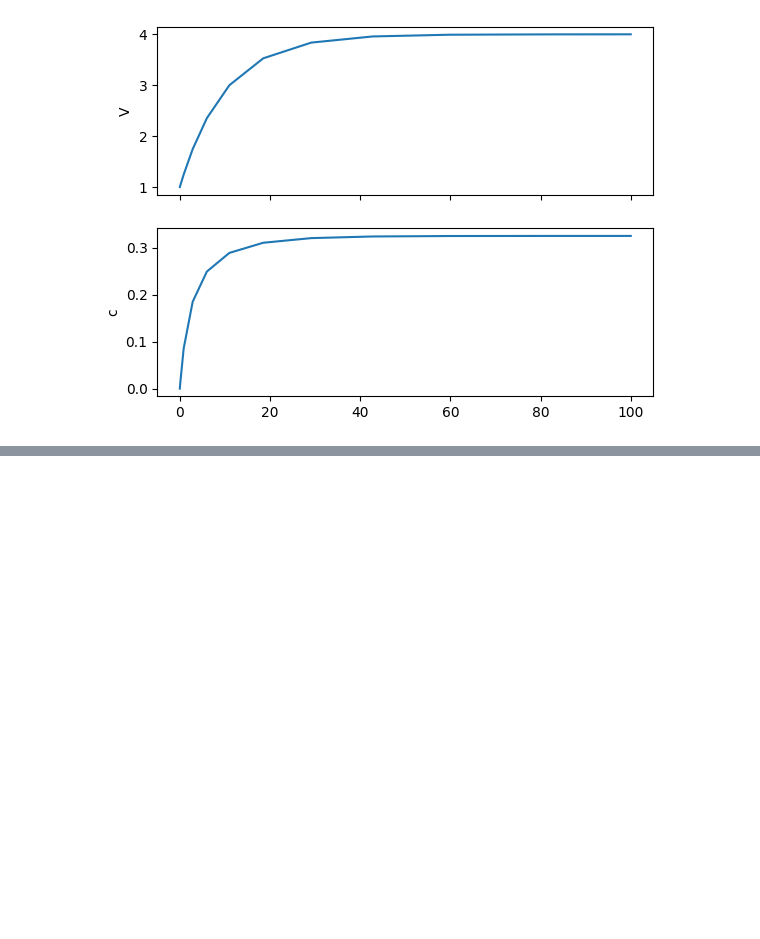
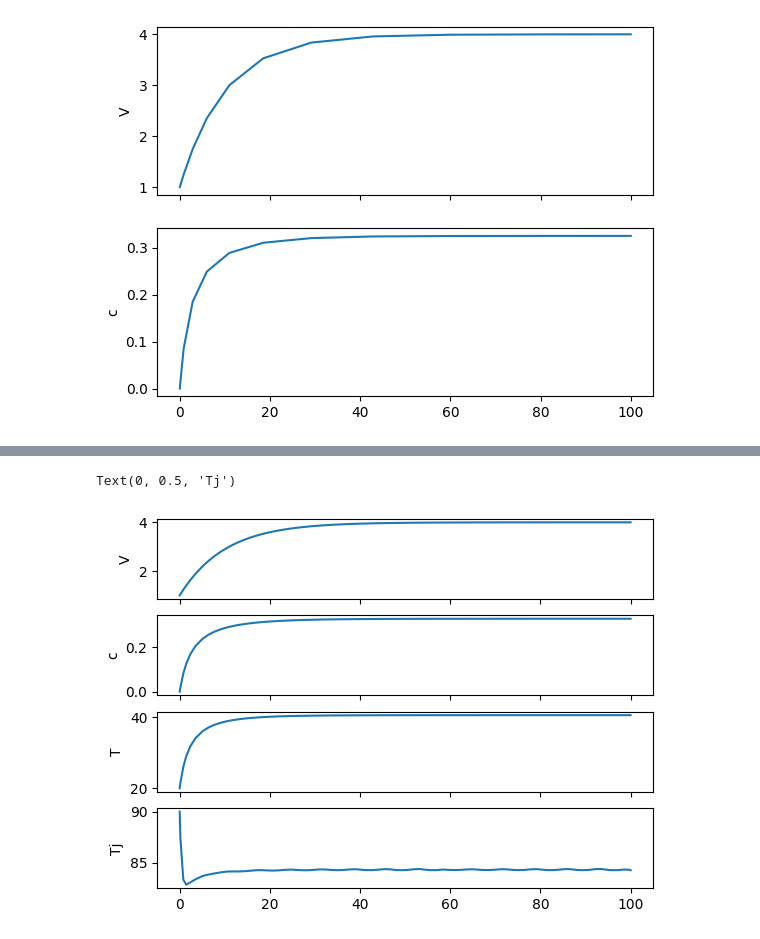
Before and after one commit to OlofssonFredrik/KETN01, a Jupyter notebook: Ex1/test.ipynb, the cells around one changed output, grey strips where cells are left out. Saved outputs shown, nothing was run; the diff lists cells and outputs as text; code cells hidden in the pictures; blank space fills up the shorter version.

```diff
--- a/Ex1/test.ipynb
+++ b/Ex1/test.ipynb
@@ -96,0 +88,44 @@ V: 4.0, c: 0.32499999992164824, T: 32.499999999995765
+# %%
+#Problem 3
+
+kc = 5000
+Ac = 50
+Ti = 90
+Cp = 4180
+qj = 0.45
+Vj = 0.2
+rhoj = 1000
+
+def tank(t,y):
+    V,c,T,Tj  = y # y = (V,c)
+    qout = kout * V
+
+    dcdt = q1/V *(c1-c) + q2/V * (c2-c)
+    dVdt = q1 + q2 - qout
+    Qc = kc*Ac*(T-Tj)
+    dTdt = q1/V*(T1-T)+q2/V*(T2-T) - Qc / (rho*V*Cp)
+    dTjdt = qj/Vj*(Ti-Tj) + Qc / (rhoj*Vj*Cp)
+
+    return dVdt, dcdt, dTdt, dTjdt
+
+tspan = (0,100)
+yinit = (1,0,20,90)
+sol = solve_ivp(tank, tspan, yinit)
+t = sol.t
+V = sol.y[0]
+c = sol.y[1]
+T = sol.y[2]
+Tj = sol.y[3]
+
+fig, axs = plt.subplots(4,1,sharex=True)
+axs[0].plot(t,V)
+axs[0].set_ylabel('V')
+axs[1].plot(t,c)
+axs[1].set_ylabel('c')
+axs[2].plot(t,T)
+axs[2].set_ylabel('T')
+axs[3].plot(t,Tj)
+axs[3].set_ylabel('Tj')
+# %% [output]
+Text(0, 0.5, 'Tj')
+[figure, added]
```
Also changed, not shown: parts of 2 cells of this notebook.
